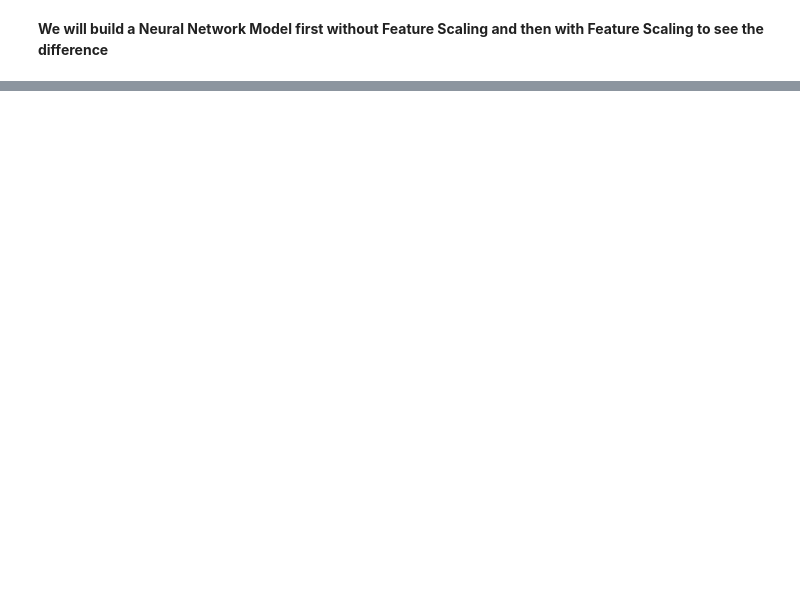
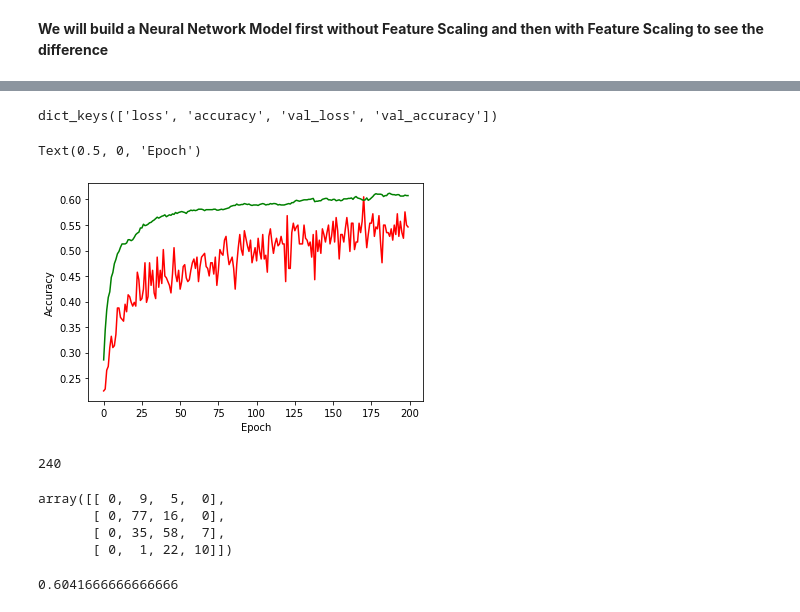
Before and after one commit to siiddd/Signal-, a Jupyter notebook: signal.ipynb, the cells around one changed output, grey strips where cells are left out. Cells and saved outputs as stored; diff of their text form; code cells hidden in the pictures; blank space fills up the shorter version.

```diff
--- a/signal.ipynb
+++ b/signal.ipynb
@@ -225,9 +228,9 @@ print(x_train, y_train)
 [1359 rows x 1 columns]
 # %%
 # Feature scaling all the Features
-from sklearn.preprocessing import Normalizer
-normalizer = Normalizer()
-x_train = normalizer.fit_transform(x_train)
-x_test = normalizer.transform(x_test)
+from sklearn.preprocessing import StandardScaler
+ss = StandardScaler()
+x_train = ss.fit_transform(x_train)
+x_test = ss.transform(x_test)
 x_train
 # %% [output]
@@ -259,14 +262,19 @@ from keras.activations import relu, softmax, sigmoid
 # Add Neurons and Hidden Layers
 classifier = Sequential()
 
-classifier.add(Dense(input_dim = 10, kernel_initializer  = 'he_uniform', activation  = 'LeakyReLU', units = 100)) #Input Layer / First Hidden Layer
+classifier.add(Dense(input_dim = 10, kernel_initializer  = 'he_uniform', activation  = 'ELU', units = 100)) #Input Layer / First Hidden Layer
+classifier.add(Dropout(0.40))
 
-classifier.add(Dense(kernel_initializer  = 'he_uniform', activation  = 'LeakyReLU', units = 100)) #Second Hidden Layer
+classifier.add(Dense(kernel_initializer  = 'he_uniform', activation  = 'ELU', units = 50)) #Second Hidden Layer
+classifier.add(Dropout(0.40))
 
-classifier.add(Dense(kernel_initializer  = 'glorot_uniform', activation = 'softmax', units = 4)) #Output Layer
+classifier.add(Dense(kernel_initializer  = 'he_uniform', activation  = 'ELU', units = 10)) #Second Hidden Layer
+classifier.add(Dropout(0.40))
+
+classifier.add(Dense(kernel_initializer  = 'glorot_uniform', activation = 'Softmax', units = 4)) #Output Layer
 # %%
 #Declare the Optimizer and Loss
 
-classifier.compile(optimizer = 'adam', loss = 'sparse_categorical_crossentropy', metrics = ['accuracy'])
+classifier.compile(optimizer = 'adamax', loss = 'sparse_categorical_crossentropy', metrics = ['accuracy'])
 classifier.summary()
 # %% [output]
@@ -286,5 +297,5 @@ Non-trainable params: 0
 _________________________________________________________________
 # %%
 #Run the ANN
-ann = classifier.fit(x_train, y_train, epochs = 1000)
+ann = classifier.fit(x_train, y_train, validation_split = 0.80, epochs = 200)
 # %% [output]
@@ -307,0 +319,12 @@ Epoch 1000/1000
+# %%
+ann.history.keys()
+# %% [output]
+dict_keys(['loss', 'accuracy', 'val_loss', 'val_accuracy'])
+# %%
+plt.plot(ann.history['accuracy'], color = 'red')
+plt.plot(ann.history['val_accuracy'], color = 'green')
+plt.ylabel('Accuracy')
+plt.xlabel('Epoch')
+# %% [output]
+Text(0.5, 0, 'Epoch')
+[figure, added]
@@ -307,0 +335,25 @@ Epoch 1000/1000
+# %%
+# Creating a list for Prediction
+for anything in y_pred:
+  y_pred_final.append(np.argmax(anything))
+
+len(y_pred_final)
+# %% [output]
+240
+# %%
+# Confusion Matrix
+from sklearn.metrics import confusion_matrix
+cm = confusion_matrix(y_test, y_pred_final)
+cm
+# %% [output]
+array([[ 0,  9,  5,  0],
+       [ 0, 77, 16,  0],
+       [ 0, 35, 58,  7],
+       [ 0,  1, 22, 10]])
+# %%
+# Score of our Model
+from sklearn.metrics import accuracy_score
+score = accuracy_score(y_test, y_pred_final)
+score
+# %% [output]
+0.6041666666666666
```
Also changed, not shown: parts of 7 cells of this notebook.
